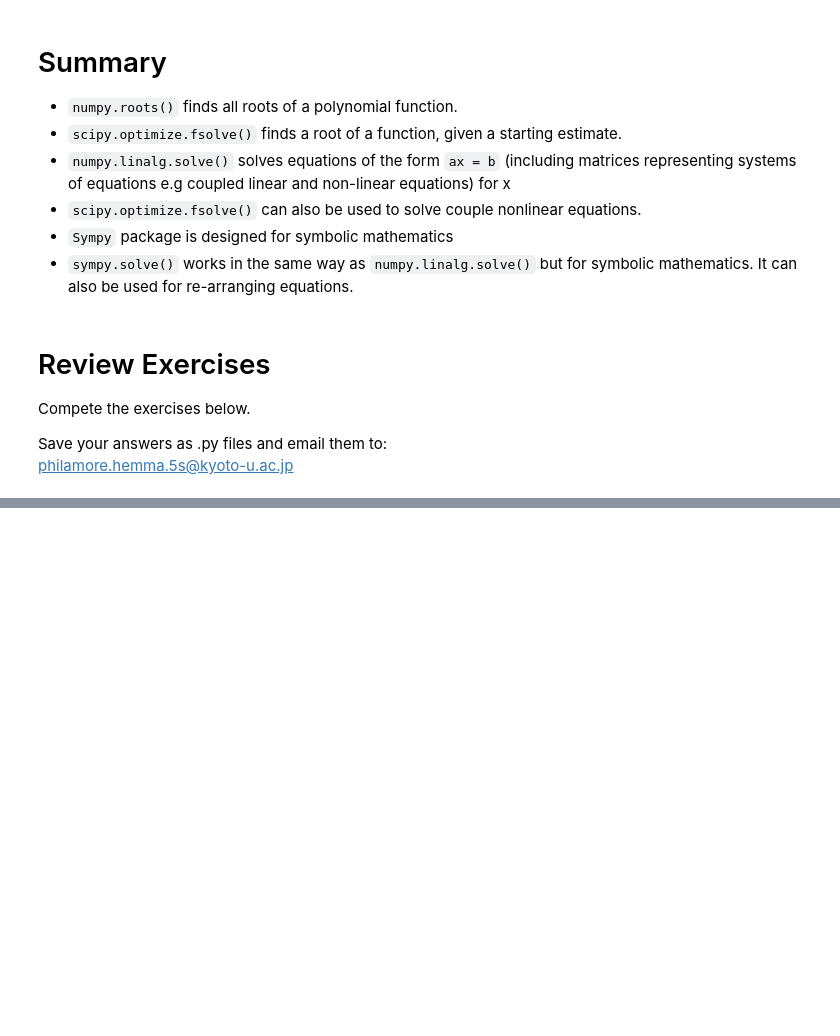
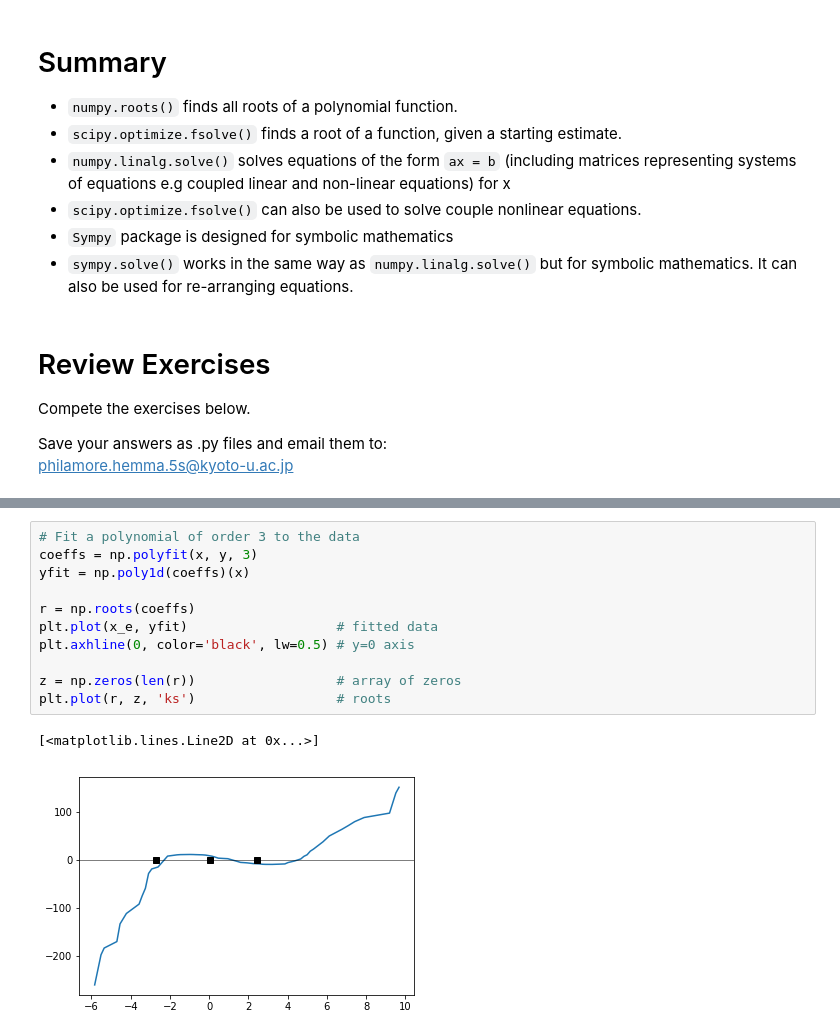
Before and after one commit to hphilamore/ILAS_PyEng2019, a Jupyter notebook: 05_Algebra_ScipyNumpy__ClassMaterial.ipynb, the cells around one changed output, grey strips where cells are left out. Cells and saved outputs as stored; diff of their text form; blank space fills up the shorter version.

```diff
--- a/05_Algebra_ScipyNumpy__ClassMaterial.ipynb
+++ b/05_Algebra_ScipyNumpy__ClassMaterial.ipynb
@@ -900 +926,15 @@ Use the values $a=3, b=1$ to find the exact vaue of the roots.
+# %%
+# Fit a polynomial of order 3 to the data
+coeffs = np.polyfit(x, y, 3)
+yfit = np.poly1d(coeffs)(x)
+
+r = np.roots(coeffs)
+plt.plot(x_e, yfit)                   # fitted data
+plt.axhline(0, color='black', lw=0.5) # y=0 axis
+
+z = np.zeros(len(r))                  # array of zeros
+plt.plot(r, z, 'ks')                  # roots
+# %% [output]
+[<matplotlib.lines.Line2D at 0x...>]
+[figure, added]
 # %% [markdown]
```
Also changed, not shown: parts of 17 cells of this notebook, 7 other files.
